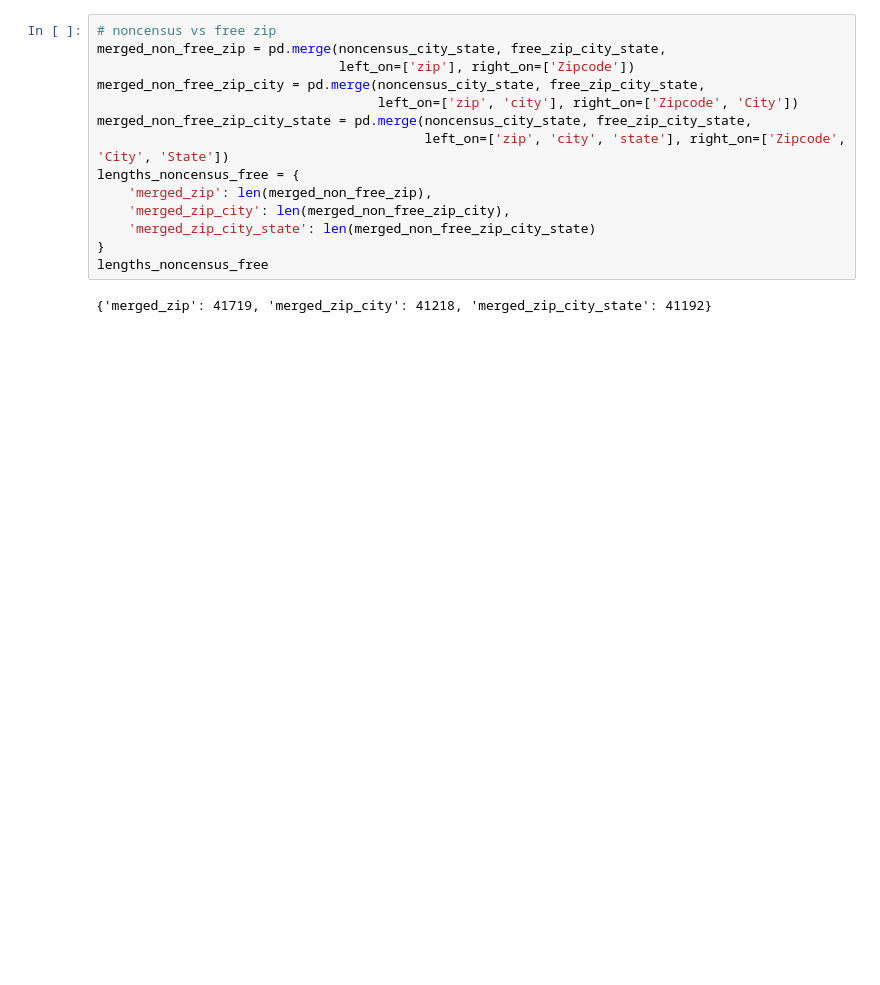
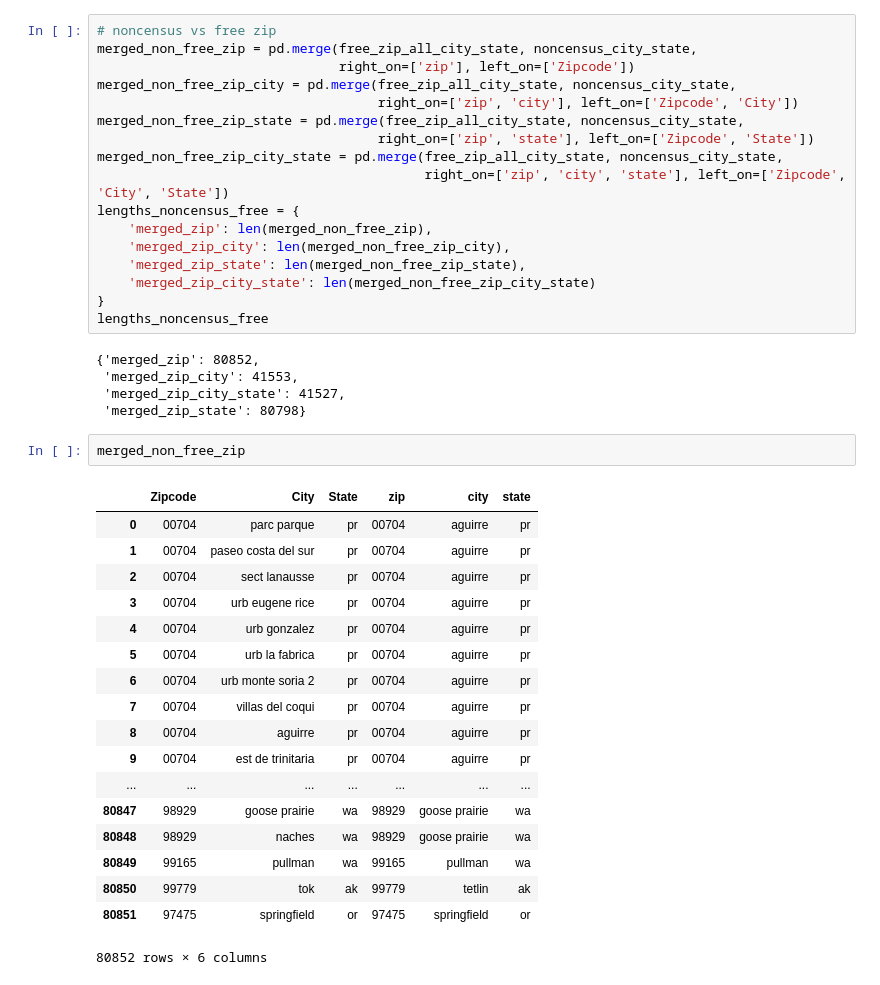
Before and after one commit to wrobstory/zipwhich, a Jupyter notebook: ZipComparo.ipynb, the cells around one changed output. Drawn from its saved outputs; the diff is of its cells as text; blank space fills up the shorter version.

```diff
--- a/ZipComparo.ipynb
+++ b/ZipComparo.ipynb
@@ -104,17 +112,44 @@ conflicting_free_geo
 # %%
 # noncensus vs free zip
-merged_non_free_zip = pd.merge(noncensus_city_state, free_zip_city_state,
-                               left_on=['zip'], right_on=['Zipcode'])
-merged_non_free_zip_city = pd.merge(noncensus_city_state, free_zip_city_state,
-                                    left_on=['zip', 'city'], right_on=['Zipcode', 'City'])
-merged_non_free_zip_city_state = pd.merge(noncensus_city_state, free_zip_city_state,
-                                          left_on=['zip', 'city', 'state'], right_on=['Zipcode', 'City', 'State'])
+merged_non_free_zip = pd.merge(free_zip_all_city_state, noncensus_city_state,
+                               right_on=['zip'], left_on=['Zipcode'])
+merged_non_free_zip_city = pd.merge(free_zip_all_city_state, noncensus_city_state,
+                                    right_on=['zip', 'city'], left_on=['Zipcode', 'City'])
+merged_non_free_zip_state = pd.merge(free_zip_all_city_state, noncensus_city_state,
+                                    right_on=['zip', 'state'], left_on=['Zipcode', 'State'])
+merged_non_free_zip_city_state = pd.merge(free_zip_all_city_state, noncensus_city_state,
+                                          right_on=['zip', 'city', 'state'], left_on=['Zipcode', 'City', 'State'])
 lengths_noncensus_free = {
     'merged_zip': len(merged_non_free_zip),
     'merged_zip_city': len(merged_non_free_zip_city),
+    'merged_zip_state': len(merged_non_free_zip_state),
     'merged_zip_city_state': len(merged_non_free_zip_city_state)
 }
 lengths_noncensus_free
 # %% [output]
-{'merged_zip': 41719, 'merged_zip_city': 41218, 'merged_zip_city_state': 41192}
+{'merged_zip': 80852,
+ 'merged_zip_city': 41553,
+ 'merged_zip_city_state': 41527,
+ 'merged_zip_state': 80798}
+# %%
+merged_non_free_zip
+# %% [output]
+|  | Zipcode | City | State | zip | city | state |
+| 0 | 00704 | parc parque | pr | 00704 | aguirre | pr |
+| 1 | 00704 | paseo costa del sur | pr | 00704 | aguirre | pr |
+| 2 | 00704 | sect lanausse | pr | 00704 | aguirre | pr |
+| 3 | 00704 | urb eugene rice | pr | 00704 | aguirre | pr |
+| 4 | 00704 | urb gonzalez | pr | 00704 | aguirre | pr |
+| 5 | 00704 | urb la fabrica | pr | 00704 | aguirre | pr |
+| 6 | 00704 | urb monte soria 2 | pr | 00704 | aguirre | pr |
+| 7 | 00704 | villas del coqui | pr | 00704 | aguirre | pr |
+| 8 | 00704 | aguirre | pr | 00704 | aguirre | pr |
+| 9 | 00704 | est de trinitaria | pr | 00704 | aguirre | pr |
+| ... | ... | ... | ... | ... | ... | ... |
+| 80847 | 98929 | goose prairie | wa | 98929 | goose prairie | wa |
+| 80848 | 98929 | naches | wa | 98929 | goose prairie | wa |
+| 80849 | 99165 | pullman | wa | 99165 | pullman | wa |
+| 80850 | 99779 | tok | ak | 99779 | tetlin | ak |
+| 80851 | 97475 | springfield | or | 97475 | springfield | or |
+80852 rows × 6 columns
 # %%
```
Also changed, not shown: parts of 14 cells of this notebook, 1 other file.
